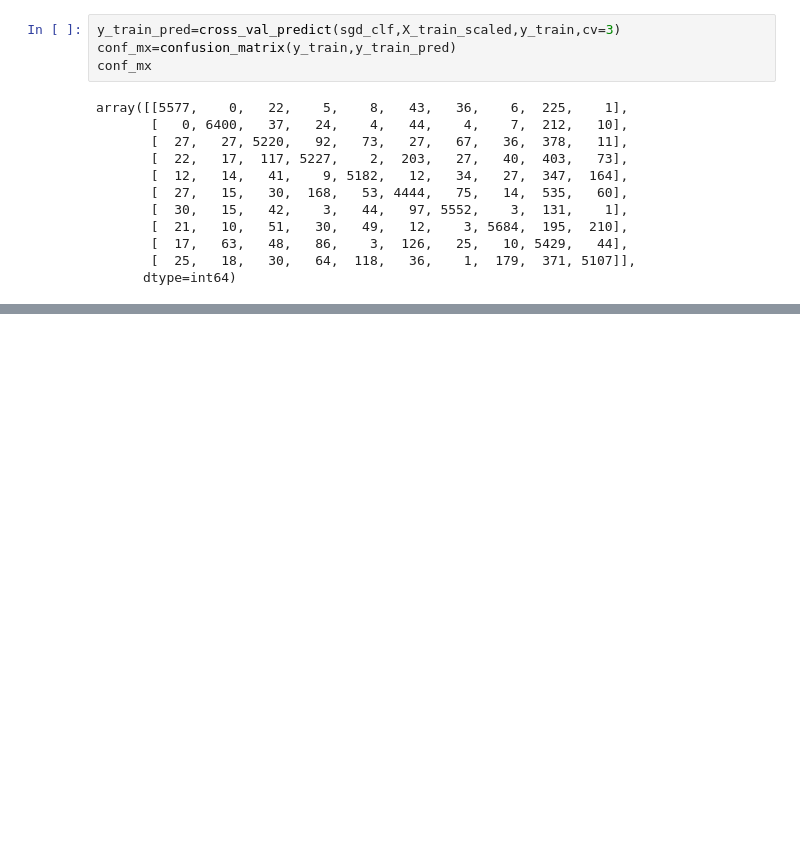
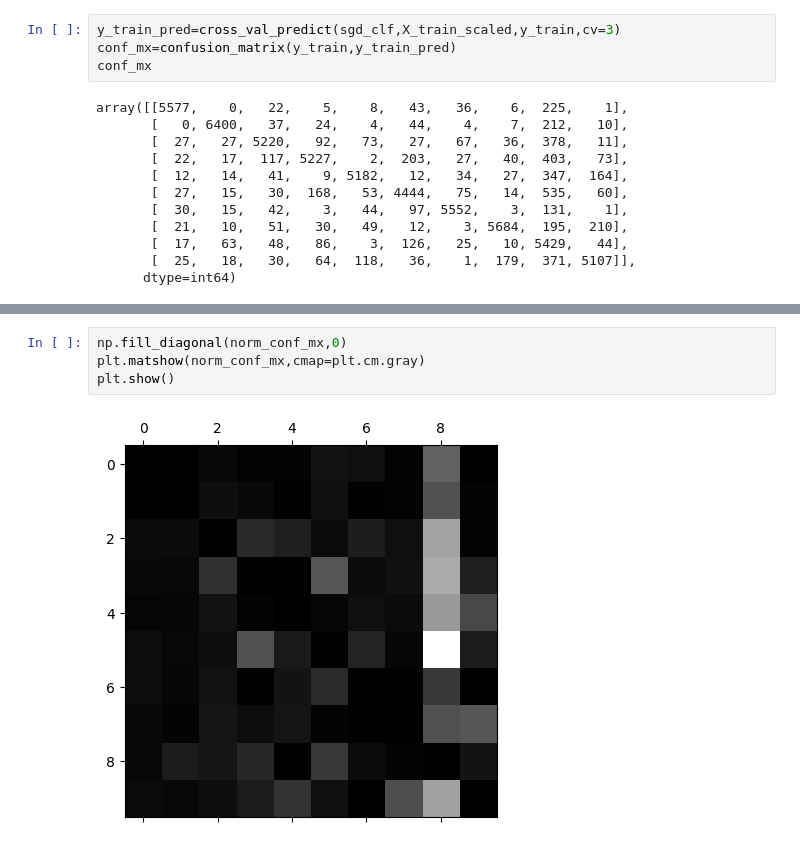
Before and after one commit to Krishan098/machine-learning-hands-on-, a Jupyter notebook: classification.ipynb, the cells around one changed output, grey strips where cells are left out. Saved outputs shown, nothing was run; the diff lists cells and outputs as text; blank space fills up the shorter version.

```diff
--- a/classification.ipynb
+++ b/classification.ipynb
@@ -378,0 +392,6 @@ array([[5577,    0,   22,    5,    8,   43,   36,    6,  225,    1],
+# %%
+np.fill_diagonal(norm_conf_mx,0)
+plt.matshow(norm_conf_mx,cmap=plt.cm.gray)
+plt.show()
+# %% [output]
+[figure, added]
```
Also changed, not shown: parts of 43 cells of this notebook.
